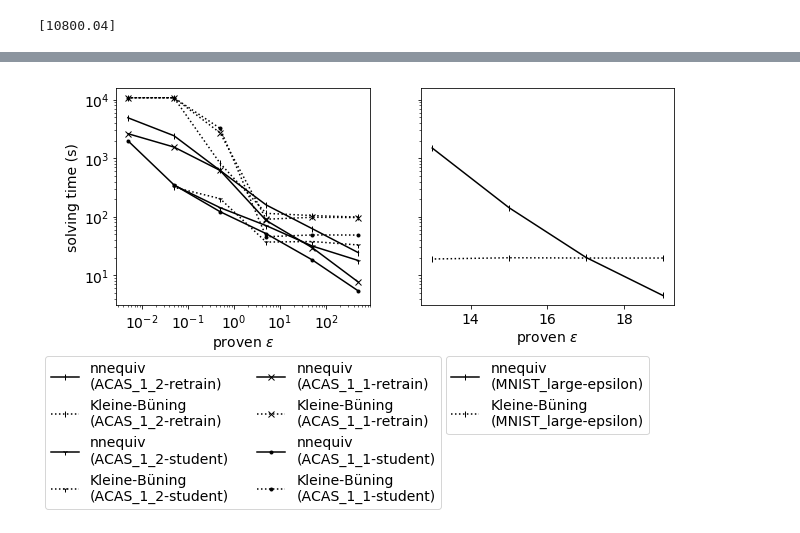
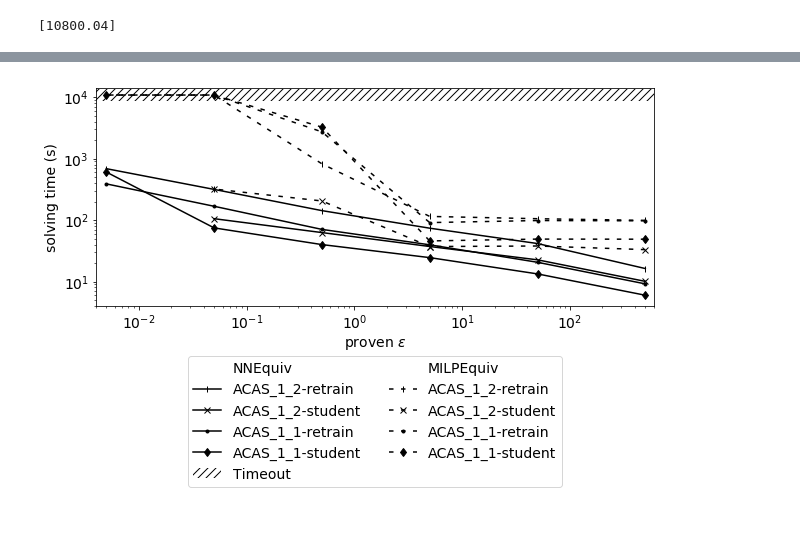
Before and after one commit to samysweb/nnequiv-experiments, a Jupyter notebook: analysis/Property-Tightness.ipynb, the cells around one changed output, grey strips where cells are left out. Saved outputs shown, nothing was run; the diff lists cells and outputs as text; code cells hidden in the pictures.

Commit message:
Updated plot on tightness

```diff
--- a/analysis/Property-Tightness.ipynb
+++ b/analysis/Property-Tightness.ipynb
@@ -20,13 +20,13 @@ properties=[
     0.05,
     0.005
 ]
-commit = '7417a86'
+commit = '3ad4254'
 commit_buening = '04f3bfb'
 out_handlers=[parse.CegarOptimal]
 err_handlers=[parse.RunLim]
 both_handlers=[parse.NNEquivResultHandler]
 both_handlers_buening=[]#parse.BueningResultHandler]
-num_runs=1
+num_runs=3
 # mnist8x8_100_80_60_40_20_10_eps1,9000.2,19,
 # ACASXU_run2a_1_2_batch_2000-retrain,1,500,
 # ACASXU_run2a_1_2_batch_2000-student,1,500,
@@ -65,7 +65,7 @@ for v in properties:
                         both_handlers=both_handlers
                     )
                 )
-            except FileNotFoundError:
+            except (FileNotFoundError,Exception):
                 print(f"Count not find ../"+b+"-"+str(v)+"-REFINE_UNTIL_LAST_OPTIMISTIC1/"+str(i)+"/nnequiv-"+commit+"/stdout.log")
         for i in range(1,num_runs+1):
             try:
@@ -78,5 +78,5 @@ for v in properties:
                         both_handlers=both_handlers_buening
                     )
                 )
-            except FileNotFoundError:
+            except (FileNotFoundError,Exception):
                 print(f"Count not find ../"+b+"-"+str(v)+"-/"+str(i)+"/buening-"+commit_buening+"/stdout.log")
@@ -105,13 +123,13 @@ properties=[
     15,
     13
 ]
-commit = '7417a86'
+commit = '3ad4254'
 commit_buening = '04f3bfb'
 out_handlers=[parse.CegarOptimal]
 err_handlers=[parse.RunLim]
 both_handlers=[parse.NNEquivResultHandler]
 both_handlers=[]
-num_runs=3
+num_runs=1
 # %%
 property_sizes2 = {}
 property_sizes_buening2 = {}
@@ -163,6 +182,7 @@ from cycler import cycler
 # %%
 #'--'
-*
+dot_cycle = (cycler('marker', ['|','x','.','d'])*cycler('linestyle', ['-',(0, (3, 5))]))
+styles = dot_cycle()
 benchmarks_labels = {
 "results/ACASXU_run2a_1_2_batch_2000-retrain-1":"ACAS_1_2-retrain",
 "results/ACASXU_run2a_1_2_batch_2000-student-1":"ACAS_1_2-student",
@@ -171,7 +191,7 @@ benchmarks_labels = {
 "results/mnist8x8_100_80_60_40_20_10_eps1-9000.2":"MNIST_large-epsilon"
 }
 width=0.3
-fig, (ax, ax2) = plt.subplots(1,2,sharey=True)
+fig, (ax) = plt.subplots()
 
 benchmarks=[
 "results/ACASXU_run2a_1_2_batch_2000-retrain-1",
@@ -188,6 +208,14 @@ properties=[
     0.005
 ]
 plt.rcParams.update({'font.size': 14})
+
+to_rect = ax.add_patch(Rectangle((0, 8500), 600, 5000,
+             #edgecolor = 'pink',
+             facecolor = 'white',
+             linewidth=None,
+             hatch='///',
+             fill=True))
+
 for b in benchmarks:
     print(b)
     vals = []
@@ -201,13 +229,13 @@ for b in benchmarks:
             vals.append(v)
             props.append(properties[i])
         vb = properties_median_buening[p][b].get_val(['runlim','real'],strategy='M')
-        print(properties[i])
-        print(vb)
+        #print(properties[i])
+        #print(vb)
         if vb is not None:
             vals_buening.append(vb)
             props_buening.append(properties[i])
-    ax.plot(props, vals, label="nnequiv\n("+benchmarks_labels[b]+")", color='black', **next(styles))
-    ax.plot(props_buening, vals_buening, label="Kleine-Büning\n("+benchmarks_labels[b]+")", color='black', **next(styles))
+    ax.plot(props, vals, label=benchmarks_labels[b], color='black', **next(styles))
+    ax.plot(props_buening, vals_buening, label=benchmarks_labels[b], color='black', **next(styles))
 
 benchmarks=[
 "results/mnist8x8_100_80_60_40_20_10_eps1-9000.2"
@@ -218,35 +246,46 @@ properties=[
     15,
     13
 ]
-for b in benchmarks:
-    print(b)
-    vals = []
-    props = []
-    vals_buening = []
-    props_buening = []
-    last_val = None
-    for i,p in enumerate(properties):
-        v = properties_median2[p][b].get_val(['runlim','real'],strategy='M')
-        if v is not None:
-            vals.append(v)
-            props.append(properties[i])
-        vb = properties_median_buening2[p][b].get_val(['runlim','real'],strategy='M')
-        if vb is not None:
-            vals_buening.append(vb)
-            props_buening.append(properties[i])
-    ax2.plot(props, vals, label="nnequiv\n("+benchmarks_labels[b]+")", color='black', **next(styles))
-    ax2.plot(props_buening, vals_buening, label="Kleine-Büning\n("+benchmarks_labels[b]+")", color='black', **next(styles))
+#for b in benchmarks:
+#    print(b)
+#    vals = []
+#    props = []
+#    vals_buening = []
+#    props_buening = []
+#    last_val = None
+#    for i,p in enumerate(properties):
+#        v = properties_median2[p][b].get_val(['runlim','real'],strategy='M')
+#        if v is not None:
+#            vals.append(v)
+#            props.append(properties[i])
+#        vb = properties_median_buening2[p][b].get_val(['runlim','real'],strategy='M')
+#        if vb is not None:
+#            vals_buening.append(vb)
+#            props_buening.append(properties[i])
+#    ax2.plot(props, vals, label="nnequiv\n("+benchmarks_labels[b]+")", color='black', **next(styles))
+#    ax2.plot(props_buening, vals_buening, label="Kleine-Büning\n("+benchmarks_labels[b]+")", color='black', **next(styles))
 
 ax.set_xscale('log')
 ax.set_yscale('log')
 fig.set_figwidth(10)
 fig.set_figheight(4)
-#plt.ylim((0,65000))
+plt.ylim((0,14000))
+plt.xlim((0.004,600))
 ax.set_ylabel('solving time (s)')
 ax.set_xlabel('proven $\epsilon$')
-ax2.set_xlabel('proven $\epsilon$')
-ax.legend(loc='upper center',bbox_to_anchor=(0.5, -0.2),ncol=2)
-ax2.legend(loc='upper center',bbox_to_anchor=(0.5, -0.2),ncol=1)
+#ax2.set_xlabel('proven $\epsilon$')
+handles,labels = ax.get_legend_handles_labels()
+
+import matplotlib.patches as mpatches
+nnequiv_dummy = mpatches.Patch(color='white', label='NNEquiv')
+milpequiv_dummy = mpatches.Patch(color='white', label='MILPEquiv')
+
+handles = [nnequiv_dummy, handles[0], handles[2], handles[4], handles[6],to_rect, milpequiv_dummy, handles[1], handles[3], handles[5], handles[7]]
+labels = ["NNEquiv", labels[0], labels[2], labels[4], labels[6], "Timeout", "MILPEquiv", labels[1], labels[3], labels[5], labels[7]]
+
+#ax.legend(handles,labels,loc=2)
+ax.legend(handles,labels,loc='upper center',bbox_to_anchor=(0.5, -0.2),ncol=2)
+#ax2.legend(loc='upper center',bbox_to_anchor=(0.5, -0.2),ncol=1)
 plt.show()
 # %% [output]
 results/ACASXU_run2a_1_2_batch_2000-retrain-1
@@ -269 +295 @@ results/mnist8x8_100_80_60_40_20_10_eps1-9000.2
-[figure, old version]
+[figure, new version]
```
Also changed, not shown: parts of 3 cells of this notebook.
